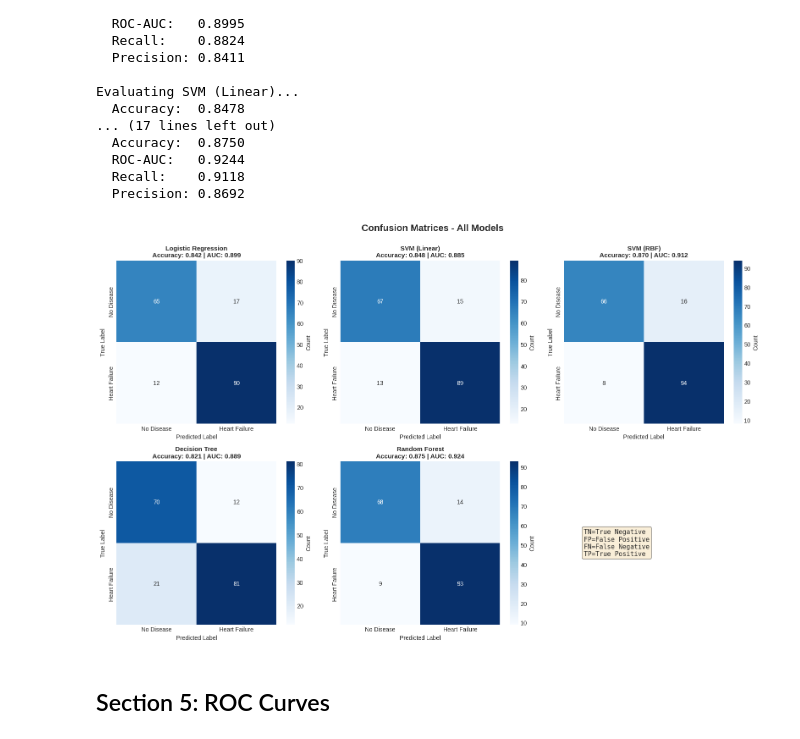
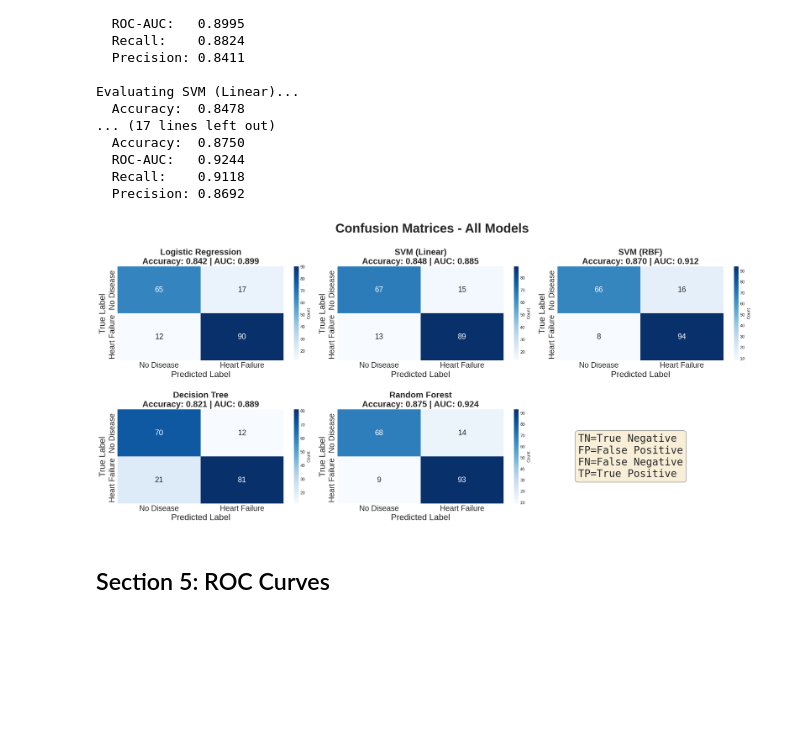
Before and after one commit to Mahdi-20/Heart-Failure-Prediction-Dataset, a Jupyter notebook: ML_Analysis_Final_ver_2_0.ipynb, the cells around one changed output. Saved outputs shown, nothing was run; the diff lists cells and outputs as text; code cells hidden in the pictures; blank space fills up the shorter version.

```diff
--- a/ML_Analysis_Final_ver_2_0.ipynb
+++ b/ML_Analysis_Final_ver_2_0.ipynb
@@ -222,7 +229,23 @@ plt.show()
 # %% [output]
 [figure]
 # %%
+import pandas as pd
+from sklearn.preprocessing import LabelEncoder
+
+# Create a copy of the DataFrame to encode categorical features for correlation calculation
+df_encoded = df.copy()
+
+# Identify categorical columns
+categorical_cols = df_encoded.select_dtypes(include=['object']).columns
+
+# Apply LabelEncoder to each categorical column
+for col in categorical_cols:
+    le = LabelEncoder()
+    df_encoded[col] = le.fit_transform(df_encoded[col])
+
 # Correlation heatmap
+X = df_encoded.drop('HeartDisease', axis=1)
+y = df_encoded['HeartDisease']
 df_full = pd.concat([X, y], axis=1)
 correlation_matrix_full = df_full.corr()
 
@@ -928,37 +951,42 @@ Evaluating SVM (Linear)...
   Precision: 0.8692
 # %%
 # Confusion Matrices Visualization
-fig, axes = plt.subplots(2, 3, figsize=(16, 10))
+fig, axes = plt.subplots(2, 3, figsize=(22, 10))
 axes = axes.ravel()
 
 model_names = list(confusion_matrices.keys())
 
 for idx, model_name in enumerate(model_names):
     cm = confusion_matrices[model_name]
 
     sns.heatmap(cm, annot=True, fmt='d', cmap='Blues', cbar=True, ax=axes[idx],
                 xticklabels=['No Disease', 'Heart Failure'],
                 yticklabels=['No Disease', 'Heart Failure'],
-                cbar_kws={'label': 'Count'})
+                cbar_kws={'label': 'Count'},annot_kws={'size': 18})
+
+    # Increase font size for x and y tick labels
+    axes[idx].tick_params(axis='x', labelsize=18) # Adjust FONT_SIZE as needed
+    axes[idx].tick_params(axis='y', labelsize=18) # Adjust FONT_SIZE as needed
 
     accuracy = test_results[model_name]['Accuracy']
     roc_auc_value = test_results[model_name]['ROC-AUC']
 
     axes[idx].set_title(f'{model_name}\nAccuracy: {accuracy:.3f} | AUC: {roc_auc_value:.3f}',
-                       fontweight='bold', fontsize=11)
-    axes[idx].set_ylabel('True Label')
-    axes[idx].set_xlabel('Predicted Label')
+                       fontweight='bold', fontsize=20)
+    axes[idx].set_ylabel('True Label', fontsize=20)
+    axes[idx].set_xlabel('Predicted Label', fontsize=20)
 
 axes[5].axis('off')
 axes[5].text(0.1, 0.5, 'TN=True Negative\nFP=False Positive\nFN=False Negative\nTP=True Positive',
-           fontsize=11, family='monospace', verticalalignment='center',
+           fontsize=24, family='monospace', verticalalignment='center',
            bbox=dict(boxstyle='round', facecolor='wheat', alpha=0.5))
 
-plt.suptitle('Confusion Matrices - All Models', fontsize=16, fontweight='bold', y=1.00)
+plt.suptitle('Confusion Matrices - All Models', fontsize=30, fontweight='bold', y=1.00)
+plt.subplots_adjust(hspace=500)
 plt.tight_layout()
 plt.show()
 # %% [output]
-[figure, old version]
+[figure, new version]
 # %% [markdown]
 ## Section 5: ROC Curves
 # %%
```
Also changed, not shown: parts of 9 cells of this notebook, 2 other files.
